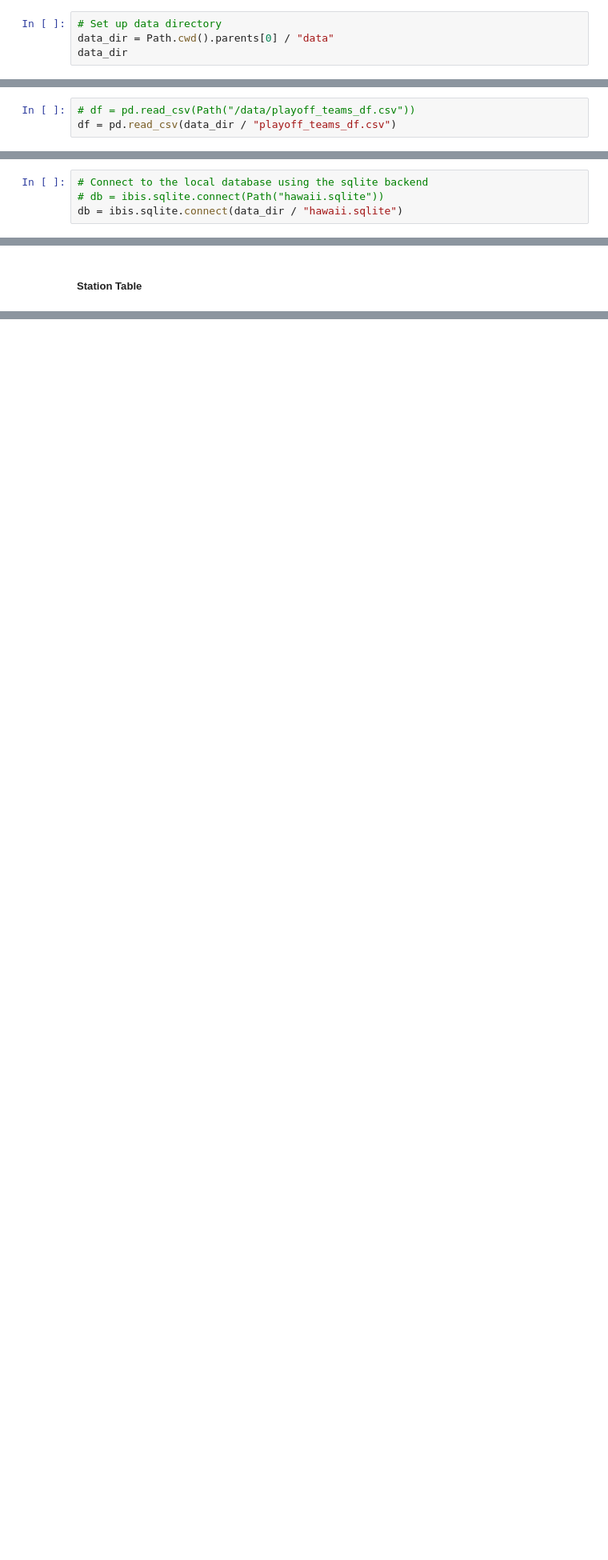
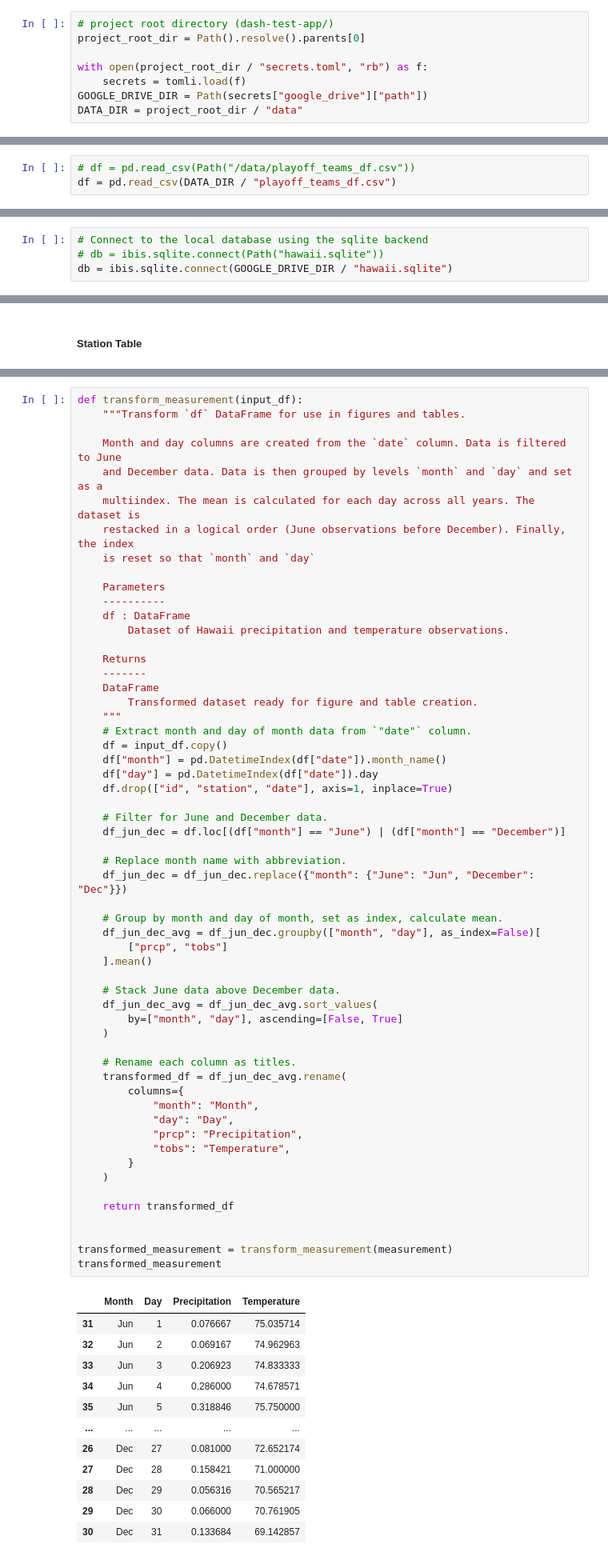
Before and after one commit to cdpeters/dash-test-app, a Jupyter notebook: notebooks/dash_app_development.ipynb, the cells around one changed output, grey strips where cells are left out. Shown at 80% size. Saved outputs shown, nothing was run; the diff lists cells and outputs as text; blank space fills up the shorter version.

Commit message:
Add transform_measurement function

```diff
--- a/notebooks/dash_app_development.ipynb
+++ b/notebooks/dash_app_development.ipynb
@@ -9,4 +12,8 @@ import pandas as pd
 # %%
-# Set up data directory
-data_dir = Path.cwd().parents[0] / "data"
-data_dir
+# project root directory (dash-test-app/)
+project_root_dir = Path().resolve().parents[0]
+
+with open(project_root_dir / "secrets.toml", "rb") as f:
+    secrets = tomli.load(f)
+GOOGLE_DRIVE_DIR = Path(secrets["google_drive"]["path"])
+DATA_DIR = project_root_dir / "data"
@@ -18,7 +23,7 @@ WindowsPath('C:/Users/cdpet/Documents/Data Collab Projects/Dash Test App/dash-te
 #### Load CSV
 # %%
 # df = pd.read_csv(Path("/data/playoff_teams_df.csv"))
-df = pd.read_csv(data_dir / "playoff_teams_df.csv")
+df = pd.read_csv(DATA_DIR / "playoff_teams_df.csv")
 # %%
 df.head()
 # %% [output]
@@ -40,7 +45,7 @@ ibis.options.interactive = True
 # %%
 # Connect to the local database using the sqlite backend
 # db = ibis.sqlite.connect(Path("hawaii.sqlite"))
-db = ibis.sqlite.connect(data_dir / "hawaii.sqlite")
+db = ibis.sqlite.connect(GOOGLE_DRIVE_DIR / "hawaii.sqlite")
 # %%
 tables = db.list_tables()
 tables
@@ -111,0 +122,70 @@ station.head()
+# %%
+def transform_measurement(input_df):
+    """Transform `df` DataFrame for use in figures and tables.
+
+    Month and day columns are created from the `date` column. Data is filtered to June
+    and December data. Data is then grouped by levels `month` and `day` and set as a
+    multiindex. The mean is calculated for each day across all years. The dataset is
+    restacked in a logical order (June observations before December). Finally, the index
+    is reset so that `month` and `day`
+
+    Parameters
+    ----------
+    df : DataFrame
+        Dataset of Hawaii precipitation and temperature observations.
+
+    Returns
+    -------
+    DataFrame
+        Transformed dataset ready for figure and table creation.
+    """
+    # Extract month and day of month data from `"date"` column.
+    df = input_df.copy()
+    df["month"] = pd.DatetimeIndex(df["date"]).month_name()
+    df["day"] = pd.DatetimeIndex(df["date"]).day
+    df.drop(["id", "station", "date"], axis=1, inplace=True)
+
+    # Filter for June and December data.
+    df_jun_dec = df.loc[(df["month"] == "June") | (df["month"] == "December")]
+
+    # Replace month name with abbreviation.
+    df_jun_dec = df_jun_dec.replace({"month": {"June": "Jun", "December": "Dec"}})
+
+    # Group by month and day of month, set as index, calculate mean.
+    df_jun_dec_avg = df_jun_dec.groupby(["month", "day"], as_index=False)[
+        ["prcp", "tobs"]
+    ].mean()
+
+    # Stack June data above December data.
+    df_jun_dec_avg = df_jun_dec_avg.sort_values(
+        by=["month", "day"], ascending=[False, True]
+    )
+
+    # Rename each column as titles.
+    transformed_df = df_jun_dec_avg.rename(
+        columns={
+            "month": "Month",
+            "day": "Day",
+            "prcp": "Precipitation",
+            "tobs": "Temperature",
+        }
+    )
+
+    return transformed_df
+
+
+transformed_measurement = transform_measurement(measurement)
+transformed_measurement
+# %% [output]
+|  | Month | Day | Precipitation | Temperature |
+| 31 | Jun | 1 | 0.076667 | 75.035714 |
+| 32 | Jun | 2 | 0.069167 | 74.962963 |
+| 33 | Jun | 3 | 0.206923 | 74.833333 |
+| 34 | Jun | 4 | 0.286000 | 74.678571 |
+| 35 | Jun | 5 | 0.318846 | 75.750000 |
+| ... | ... | ... | ... | ... |
+| 26 | Dec | 27 | 0.081000 | 72.652174 |
+| 27 | Dec | 28 | 0.158421 | 71.000000 |
+| 28 | Dec | 29 | 0.056316 | 70.565217 |
+| 29 | Dec | 30 | 0.066000 | 70.761905 |
+| 30 | Dec | 31 | 0.133684 | 69.142857 |
```
Also changed, not shown: parts of 35 cells of this notebook.
